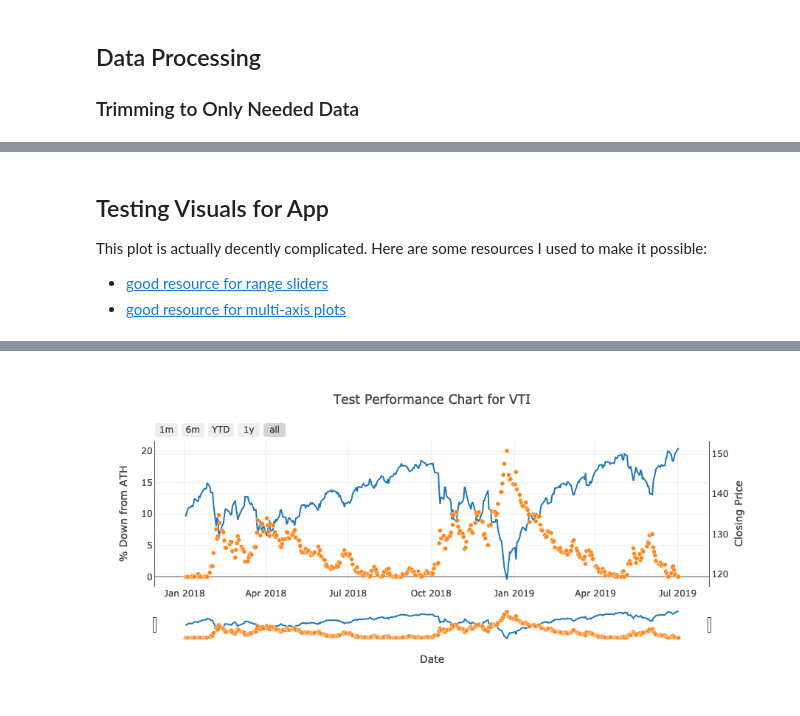
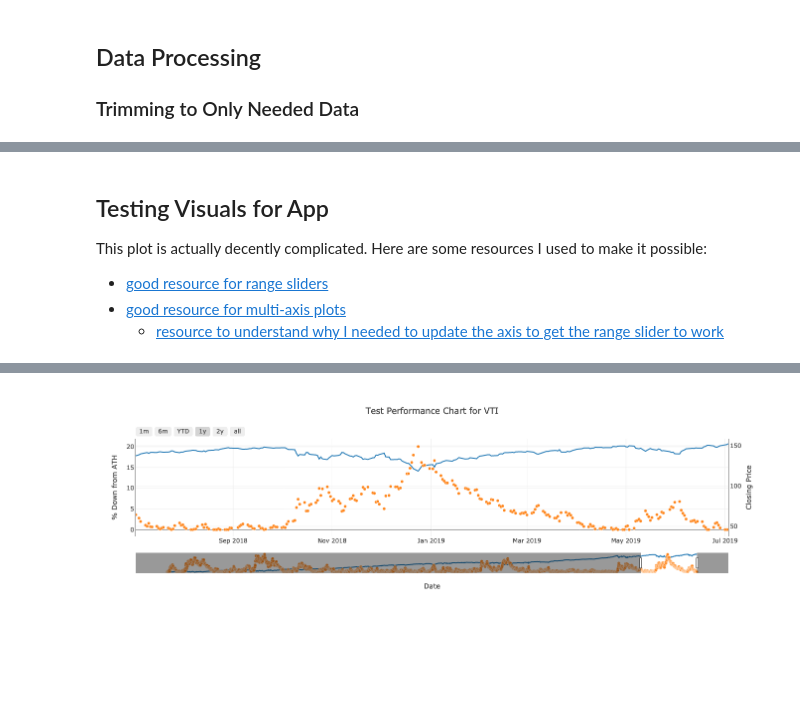
Before and after one commit to pmaji/asset-time-machine-app, a Jupyter notebook: explore.ipynb, the cells around one changed output, grey strips where cells are left out. Cells and saved outputs as stored; diff of their text form; code cells hidden in the pictures; blank space fills up the shorter version.

```diff
--- a/explore.ipynb
+++ b/explore.ipynb
@@ -107,6 +141,0 @@ close_and_ath_df.tail()
-# %%
-# calculating the % down from ATH now that we have the raw values needed
-close_and_ath_df['perc_down_from_ath'] = (
-    100 * (1 - (close_and_ath_df['adj_close'] / close_and_ath_df['recent_ath_val']))
-)
-close_and_ath_df["days_since_ath"] = close_and_ath_df.date - close_and_ath_df.date_of_interest
@@ -126,4 +146,5 @@ This plot is actually decently complicated. Here are some resources I used to ma
 
 - [good resource for range sliders](https://plot.ly/python/range-slider/)
 - [good resource for multi-axis plots](https://plot.ly/python/multiple-axes/)
+    - [resource to understand why I needed to update the axis to get the range slider to work](https://github.com/plotly/plotly.py/issues/828)
 # %%
@@ -134,7 +156,6 @@ init_notebook_mode(connected=False)
 [interactive output not drawn]
 # %%
 # building the traces for the chart
-
 # building the trace for the closing prices
 closing_price_trace = (
     go.Scatter(
@@ -164,6 +185,7 @@ pct_down_frm_ath_trace = (
     )
 )
 
+# building the figure itself
 result = {
         'data' : [closing_price_trace, pct_down_frm_ath_trace],
         'layout': go.Layout(
@@ -190,14 +212,18 @@ result = {
                             label='1y',
                             step='year',
                             stepmode='backward'),
+                        dict(count=2,
+                            label='2y',
+                            step='year',
+                            stepmode='backward'),
                         dict(step='all')
                     ])
                 ),
+                type='date',
+                title = "Date",
                 rangeslider=dict(
                     visible = True
                 ),
-                type='date',
-                title = "Date"
             ),
             yaxis = dict(
                 title = "Closing Price",
@@ -216,10 +242,22 @@ result = {
             )
         )
     }
-# %%
-# use plot instead of iplot if you want to spit out the html and not plot in-notebook
-iplot(
-    figure_or_data = result
-)
-# %% [output]
-[figure, removed]
+# %%
+# use plot instead of iplot if you want to spit out the html and not plot in-notebook
+
+# in order to get the range slider to not show the full chart, we need to update the range value of the xaxis
+# the reason for this is a bit convoluted but well-detailed here https://github.com/plotly/plotly.py/issues/828
+# here I'm setting it to default to a 1-year lookback from whatever the most recent in the data is
+initial_range = [
+    close_and_ath_df['date'].iloc[-1] - pd.DateOffset(years=1), close_and_ath_df['date'].iloc[-1]
+]
+
+# updating the xaxis to just cover the initial range we want
+result['layout']['xaxis'].update(range=initial_range)
+
+# output the plot for interactive viewing in the notebook
+iplot(
+    figure_or_data = result
+)
+# %% [output]
+[figure, added]
```
Also changed, not shown: parts of 16 cells of this notebook, 4 other files.
